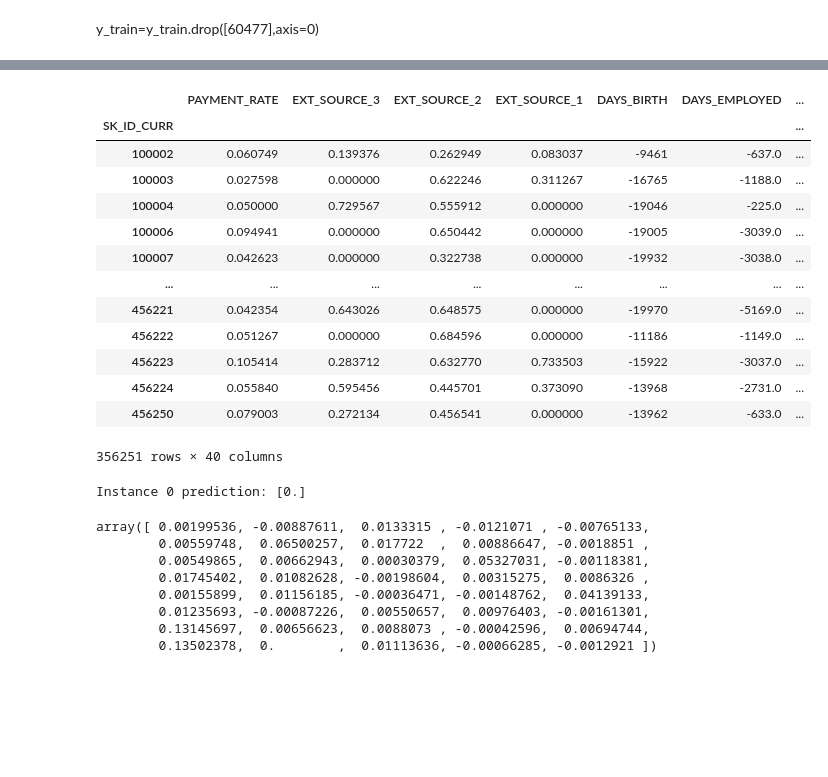
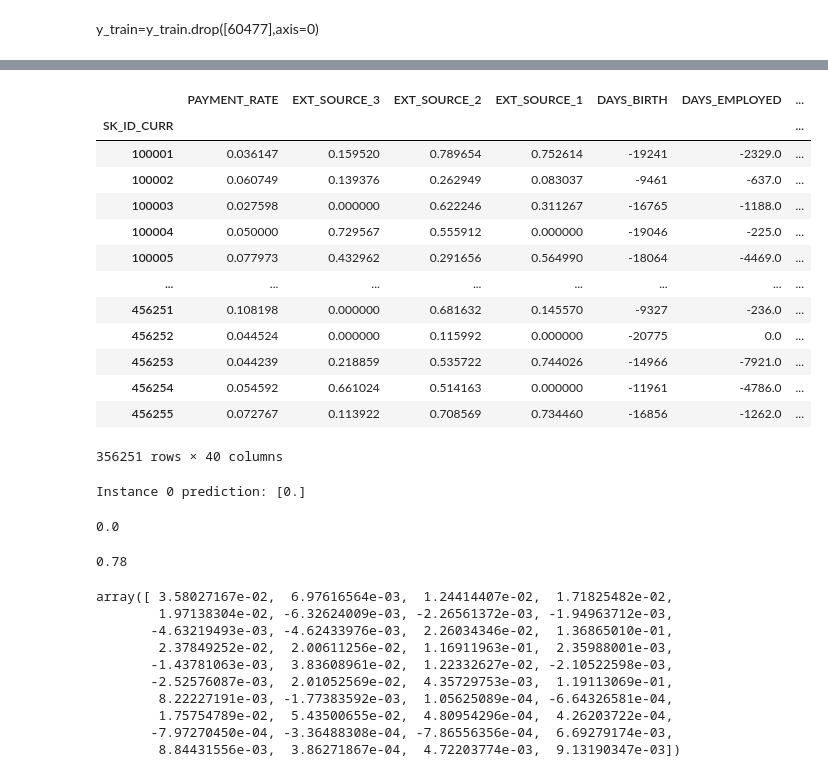
Before and after one commit to theophild/Projet7, a Jupyter notebook: P7_Code.ipynb, the cells around one changed output, grey strips where cells are left out. Saved outputs shown, nothing was run; the diff lists cells and outputs as text; code cells hidden in the pictures; blank space fills up the shorter version.

```diff
--- a/P7_Code.ipynb
+++ b/P7_Code.ipynb
@@ -707,7 +707,7 @@ display_factorial_planes(X_projected, n_comp, pca, [(0,1),(2,3),(4,5)])
 
 plt.show()
 # %%
-df2=df
+df2=df.sort_values(by=['SK_ID_CURR'],ascending=True)
 df2.index=df2['SK_ID_CURR']
 df2
 # %% [output]
@@ -1115,21 +1228,21 @@ F1 score: 0.6425333333333333
 # %%
-df_re=df[['PAYMENT_RATE',  'EXT_SOURCE_3', 'EXT_SOURCE_2', 'EXT_SOURCE_1', 'DAYS_BIRTH', 'DAYS_EMPLOYED', 'DAYS_REGISTRATION', 'DAYS_ID_PUBLISH', 'DAYS_LAST_PHONE_CHANGE', 'DAYS_EMPLOYED_PERC', 'AMT_ANNUITY', 'ANNUITY_INCOME_PERC', 'AMT_GOODS_PRICE', 'REGION_POPULATION_RELATIVE', 'INCOME_CREDIT_PERC', 'AMT_CREDIT', 'OWN_CAR_AGE', 'INCOME_PER_PERSON', 'POS_MONTHS_BALANCE_MEAN', 'AMT_REQ_CREDIT_BUREAU_YEAR', 'HOUR_APPR_PROCESS_START', 'AMT_INCOME_TOTAL', 'POS_MONTHS_BALANCE_MAX', 'TOTALAREA_MODE', 'PREV_DAYS_DECISION_MAX', 'CODE_GENDER', 'PREV_APP_CREDIT_PERC_MIN', 'PREV_DAYS_DECISION_MEAN', 'YEARS_BEGINEXPLUATATION_MODE', 'LIVINGAREA_MODE', 'PREV_AMT_ANNUITY_MEAN', 'PREV_APP_CREDIT_PERC_MEAN', 'AMT_REQ_CREDIT_BUREAU_QRT', 'PREV_CNT_PAYMENT_MEAN', 'PREV_DAYS_DECISION_MIN', 'PREV_AMT_ANNUITY_MIN', 'NAME_FAMILY_STATUS_Married', 'NAME_EDUCATION_TYPE_Highereducation', 'NAME_CONTRACT_TYPE_Cashloans', 'FLAG_DOCUMENT_3']]
+df_re=df2[['PAYMENT_RATE',  'EXT_SOURCE_3', 'EXT_SOURCE_2', 'EXT_SOURCE_1', 'DAYS_BIRTH', 'DAYS_EMPLOYED', 'DAYS_REGISTRATION', 'DAYS_ID_PUBLISH', 'DAYS_LAST_PHONE_CHANGE', 'DAYS_EMPLOYED_PERC', 'AMT_ANNUITY', 'ANNUITY_INCOME_PERC', 'AMT_GOODS_PRICE', 'REGION_POPULATION_RELATIVE', 'INCOME_CREDIT_PERC', 'AMT_CREDIT', 'OWN_CAR_AGE', 'INCOME_PER_PERSON', 'POS_MONTHS_BALANCE_MEAN', 'AMT_REQ_CREDIT_BUREAU_YEAR', 'HOUR_APPR_PROCESS_START', 'AMT_INCOME_TOTAL', 'POS_MONTHS_BALANCE_MAX', 'TOTALAREA_MODE', 'PREV_DAYS_DECISION_MAX', 'CODE_GENDER', 'PREV_APP_CREDIT_PERC_MIN', 'PREV_DAYS_DECISION_MEAN', 'YEARS_BEGINEXPLUATATION_MODE', 'LIVINGAREA_MODE', 'PREV_AMT_ANNUITY_MEAN', 'PREV_APP_CREDIT_PERC_MEAN', 'AMT_REQ_CREDIT_BUREAU_QRT', 'PREV_CNT_PAYMENT_MEAN', 'PREV_DAYS_DECISION_MIN', 'PREV_AMT_ANNUITY_MIN', 'NAME_FAMILY_STATUS_Married', 'NAME_EDUCATION_TYPE_Highereducation', 'NAME_CONTRACT_TYPE_Cashloans', 'FLAG_DOCUMENT_3']]
 df_re=df_re.fillna(0)
 df_re
 # %% [output]
 |  | PAYMENT_RATE | EXT_SOURCE_3 | EXT_SOURCE_2 | EXT_SOURCE_1 | DAYS_BIRTH | DAYS_EMPLOYED | ... |
 | SK_ID_CURR |  |  |  |  |  |  | ... |
+| 100001 | 0.036147 | 0.159520 | 0.789654 | 0.752614 | -19241 | -2329.0 | ... |
 | 100002 | 0.060749 | 0.139376 | 0.262949 | 0.083037 | -9461 | -637.0 | ... |
 | 100003 | 0.027598 | 0.000000 | 0.622246 | 0.311267 | -16765 | -1188.0 | ... |
 | 100004 | 0.050000 | 0.729567 | 0.555912 | 0.000000 | -19046 | -225.0 | ... |
-| 100006 | 0.094941 | 0.000000 | 0.650442 | 0.000000 | -19005 | -3039.0 | ... |
-| 100007 | 0.042623 | 0.000000 | 0.322738 | 0.000000 | -19932 | -3038.0 | ... |
+| 100005 | 0.077973 | 0.432962 | 0.291656 | 0.564990 | -18064 | -4469.0 | ... |
 | ... | ... | ... | ... | ... | ... | ... | ... |
-| 456221 | 0.042354 | 0.643026 | 0.648575 | 0.000000 | -19970 | -5169.0 | ... |
-| 456222 | 0.051267 | 0.000000 | 0.684596 | 0.000000 | -11186 | -1149.0 | ... |
-| 456223 | 0.105414 | 0.283712 | 0.632770 | 0.733503 | -15922 | -3037.0 | ... |
-| 456224 | 0.055840 | 0.595456 | 0.445701 | 0.373090 | -13968 | -2731.0 | ... |
-| 456250 | 0.079003 | 0.272134 | 0.456541 | 0.000000 | -13962 | -633.0 | ... |
+| 456251 | 0.108198 | 0.000000 | 0.681632 | 0.145570 | -9327 | -236.0 | ... |
+| 456252 | 0.044524 | 0.000000 | 0.115992 | 0.000000 | -20775 | 0.0 | ... |
+| 456253 | 0.044239 | 0.218859 | 0.535722 | 0.744026 | -14966 | -7921.0 | ... |
+| 456254 | 0.054592 | 0.661024 | 0.514163 | 0.000000 | -11961 | -4786.0 | ... |
+| 456255 | 0.072767 | 0.113922 | 0.708569 | 0.734460 | -16856 | -1262.0 | ... |
 356251 rows × 40 columns
 # %%
 df_re.to_csv('clients_list.csv')
@@ -1138,6 +1254,10 @@ instance = df_re.iloc[[100002]]
 print ("Instance 0 prediction:", rf_model.predict(instance))
 # %% [output]
 Instance 0 prediction: [0.]
+# %%
+rf_model.predict(instance)[0]
+# %% [output]
+0.0
 # %%
 from treeinterpreter import treeinterpreter as ti
 from sklearn.tree import DecisionTreeRegressor
@@ -1146,11 +1267,17 @@ prediction, bias, contributions = ti.predict(rf_model, instance)
+# %%
+score[0][0]
+# %% [output]
+0.78
 # %%
 contributions[0][:,0]
 # %% [output]
-array([ 0.00199536, -0.00887611,  0.0133315 , -0.0121071 , -0.00765133,
-        0.00559748,  0.06500257,  0.017722  ,  0.00886647, -0.0018851 ,
-        0.00549865,  0.00662943,  0.00030379,  0.05327031, -0.00118381,
-        0.01745402,  0.01082628, -0.00198604,  0.00315275,  0.0086326 ,
-        0.00155899,  0.01156185, -0.00036471, -0.00148762,  0.04139133,
-        0.01235693, -0.00087226,  0.00550657,  0.00976403, -0.00161301,
-        0.13145697,  0.00656623,  0.0088073 , -0.00042596,  0.00694744,
-        0.13502378,  0.        ,  0.01113636, -0.00066285, -0.0012921 ])
+array([ 3.58027167e-02,  6.97616564e-03,  1.24414407e-02,  1.71825482e-02,
+        1.97138304e-02, -6.32624009e-03, -2.26561372e-03, -1.94963712e-03,
+       -4.63219493e-03, -4.62433976e-03,  2.26034346e-02,  1.36865010e-01,
+        2.37849252e-02,  2.00611256e-02,  1.16911963e-01,  2.35988001e-03,
+       -1.43781063e-03,  3.83608961e-02,  1.22332627e-02, -2.10522598e-03,
+       -2.52576087e-03,  2.01052569e-02,  4.35729753e-03,  1.19113069e-01,
+        8.22227191e-03, -1.77383592e-03,  1.05625089e-04, -6.64326581e-04,
+        1.75754789e-02,  5.43500655e-02,  4.80954296e-04,  4.26203722e-04,
+       -7.97270450e-04, -3.36488308e-04, -7.86556356e-04,  6.69279174e-03,
+        8.84431556e-03,  3.86271867e-04,  4.72203774e-03,  9.13190347e-03])
```
Also changed, not shown: parts of 35 cells of this notebook.
